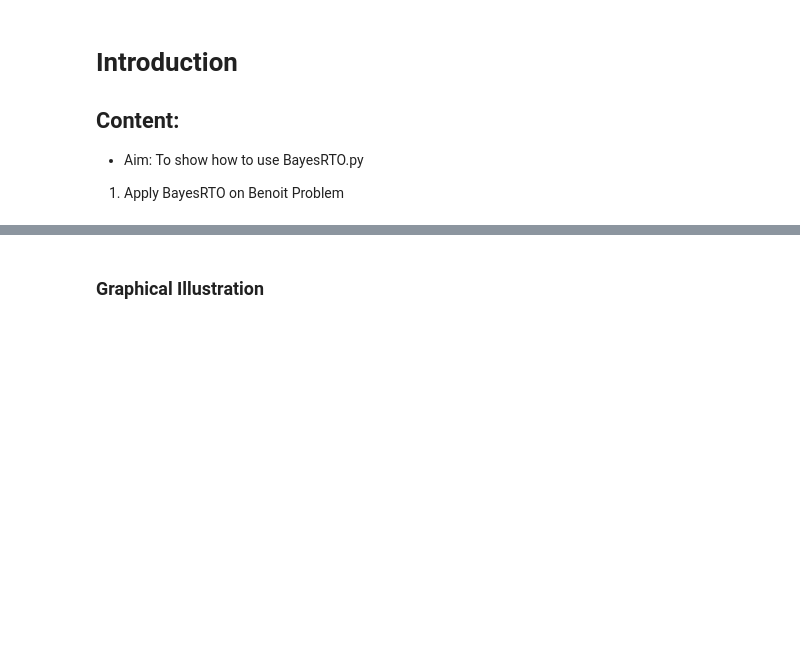
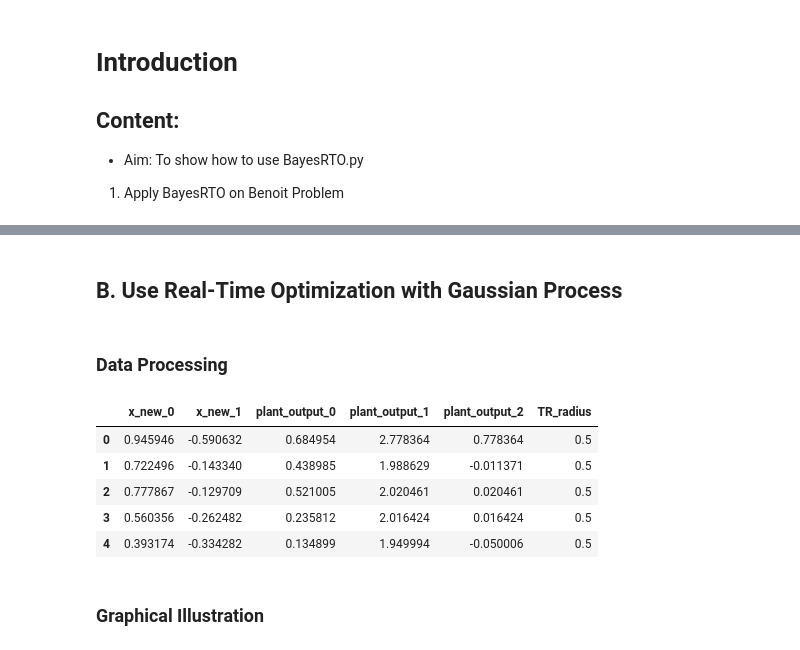
Before and after one commit to dleeim/Safe-Bayesian-Optimization, a Jupyter notebook: BayesRTO_Example.ipynb, the cells around one changed output, grey strips where cells are left out. Drawn from its saved outputs; the diff is of its cells as text; code cells hidden in the pictures; blank space fills up the shorter version.

```diff
--- a/BayesRTO_Example.ipynb
+++ b/BayesRTO_Example.ipynb
@@ -207,2 +34,50 @@ AttributeError: module 'BayesRTOjax' has no attribute 'BRTO'
+# %% [markdown]
+## B. Use Real-Time Optimization with Gaussian Process
+# %%
+# Initialization
+plant_system = [Benoit_Problem.Benoit_System_1,
+                Benoit_Problem.con1_system,
+                Benoit_Problem.con1_system_tight]
+
+GP_m = BayesRTOjax.BayesianOpt(plant_system)
+
+# Data Sampling
+n_sample = 4
+x_i = jnp.array([1.4,-0.8])
+r = 0.5
+
+X,Y = GP_m.Data_sampling(n_sample,x_i,r)
+
+# GP initialization
+GP_m.GP_initialization(X, Y, 'RBF', multi_hyper=10, var_out=True)
+
+# Real-Time Optimization
+n_iter = 5
+multistart=5
+b = 0.
+
+data = GP_m.RTOminimize(n_iter=n_iter,x_initial=x_i,radius=r,
+                        multi_start=multistart,b=b)
+# %% [markdown]
+### Data Processing
+# %%
+processed_data = {
+    'x_new_0': data['x_new'][:, 0],
+    'x_new_1': data['x_new'][:, 1],
+    'plant_output_0': data['plant_output'][:, 0],
+    'plant_output_1': data['plant_output'][:, 1],
+    'plant_output_2': data['plant_output'][:, 2],
+    'TR_radius': data['TR_radius']
+}
+# %%
+df = pd.DataFrame(processed_data)
+df
+# %% [output]
+|  | x_new_0 | x_new_1 | plant_output_0 | plant_output_1 | plant_output_2 | TR_radius |
+| 0 | 0.945946 | -0.590632 | 0.684954 | 2.778364 | 0.778364 | 0.5 |
+| 1 | 0.722496 | -0.143340 | 0.438985 | 1.988629 | -0.011371 | 0.5 |
+| 2 | 0.777867 | -0.129709 | 0.521005 | 2.020461 | 0.020461 | 0.5 |
+| 3 | 0.560356 | -0.262482 | 0.235812 | 2.016424 | 0.016424 | 0.5 |
+| 4 | 0.393174 | -0.334282 | 0.134899 | 1.949994 | -0.050006 | 0.5 |
 # %% [markdown]
 ### Graphical Illustration
```
Also changed, not shown: parts of 9 cells of this notebook, 11 other files.
